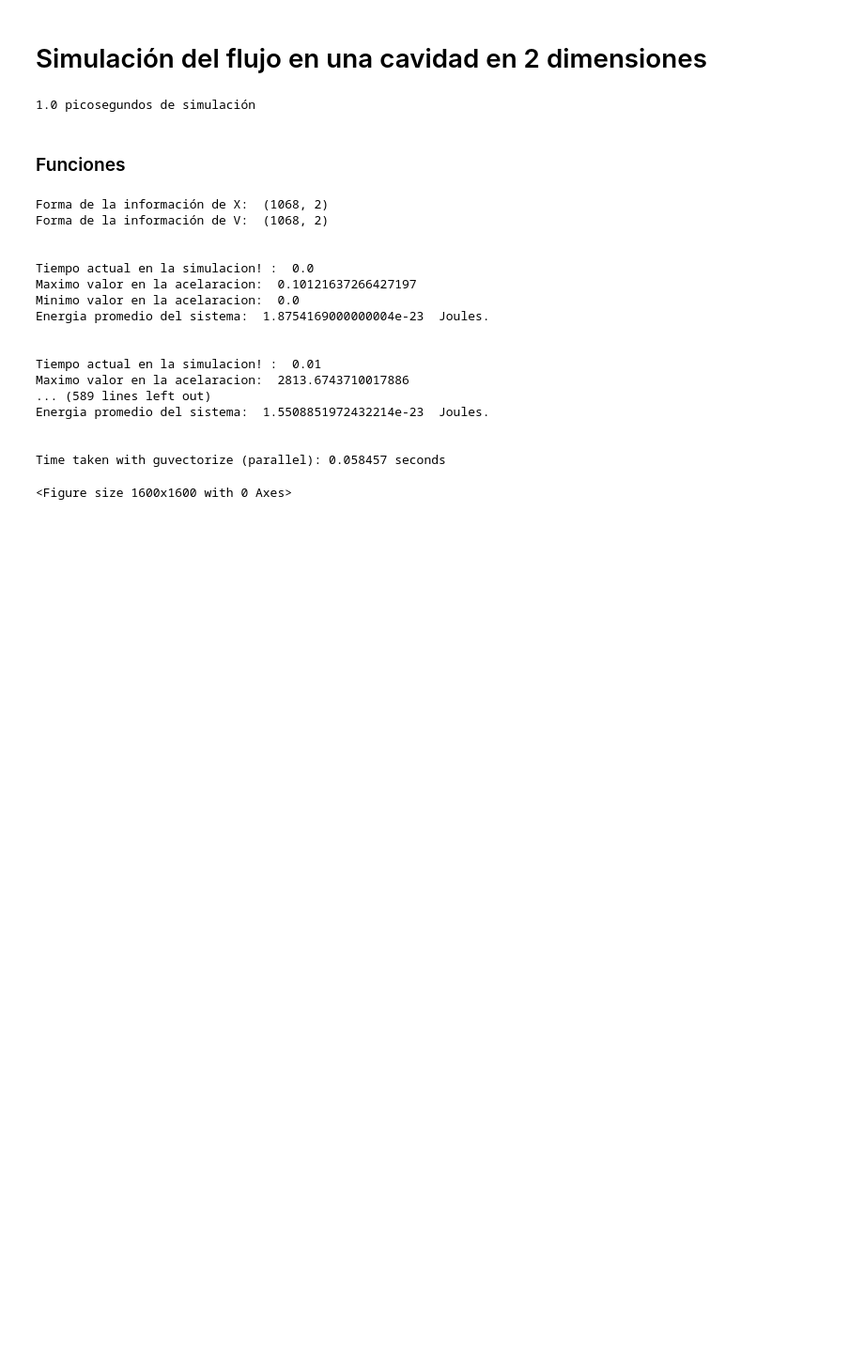
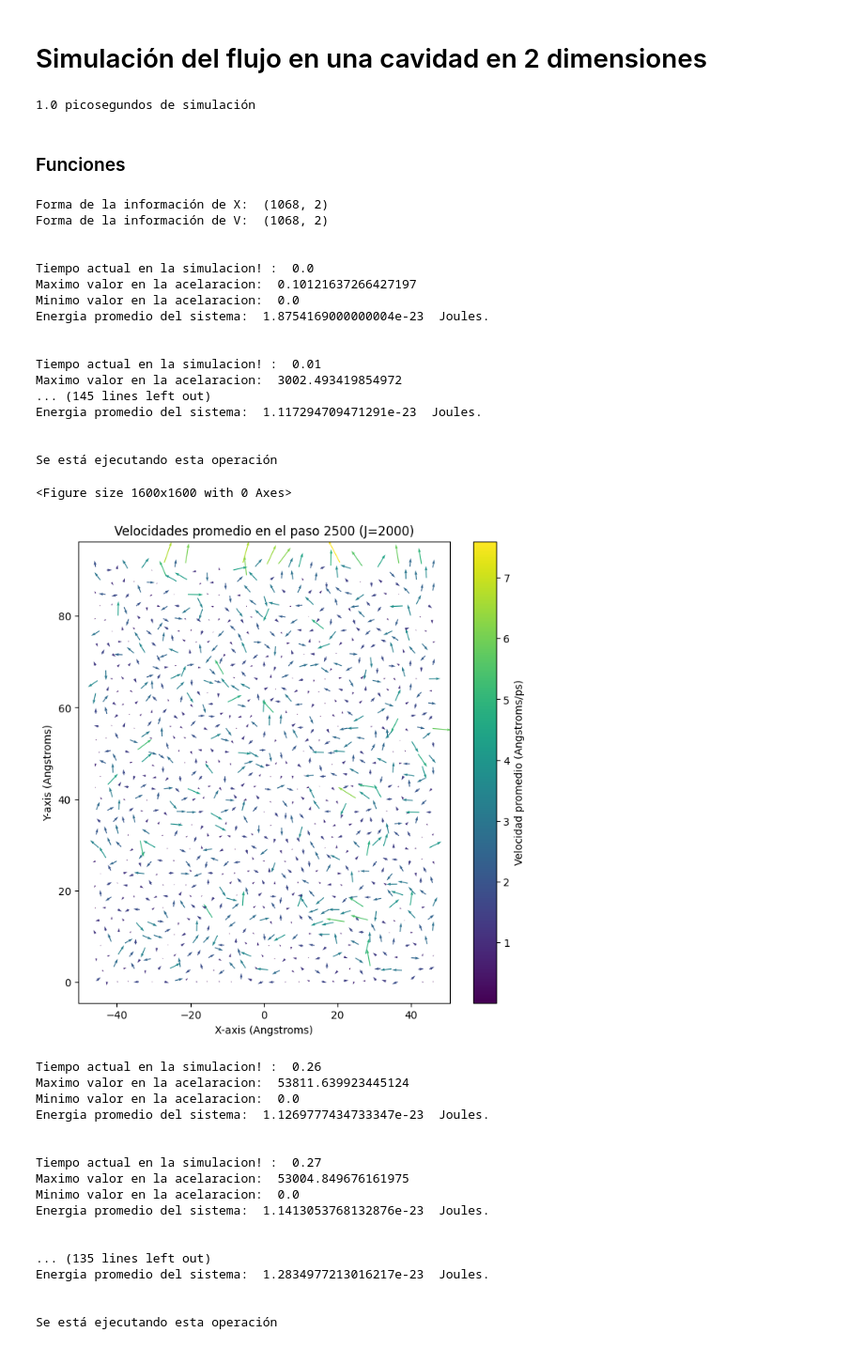
Before and after one commit to ivanmb20/Bachelor-s-Thesis, a Jupyter notebook: Cavity_flow_2d_1068_particles.ipynb, the cells around one changed output. Shown at 94% size. Saved outputs shown, nothing was run; the diff lists cells and outputs as text; code cells hidden in the pictures; blank space fills up the shorter version.

```diff
--- a/Cavity_flow_2d_1068_particles.ipynb
+++ b/Cavity_flow_2d_1068_particles.ipynb
@@ -373,7 +373,7 @@ if __name__ == '__main__':
                         print("\n")
 
                     #Extraer velocidades promedio con el J
-                    elif s in key_steps:
+                    if s in key_steps:
                         if s >= jota:
                             print("Se está ejecutando esta operación ")
                             pos_actual = pos_guardadas[s]
@@ -394,6 +394,7 @@ if __name__ == '__main__':
                                 av.write(np.float64(s * hstep).tobytes())
                                 av.write(pos_actual.tobytes())
                                 av.write(vel_promedioJ.tobytes())
+
                             # Orden de guardado -> time > position > velocity
                             #av.write(np.float64(s*hstep).tobytes())
                             #av.write(bodies_dataX.tobytes())
@@ -409,34 +410,52 @@ if __name__ == '__main__':
                     bodies_dataA = compute_net_forces_parallel(bodies_dataX)
                     bodies_dataV = bodies_dataV + 0.5*hstep*bodies_dataA
 
                     frames += 1
 
                 st.write(np.float64(totalSteps*hstep).tobytes())
                 sp.write(bodies_dataX.tobytes())
                 sv.write(bodies_dataV.tobytes())
                 pass
 
     # Time the parallel execution
     start_time = time.time()
     bodies_dataA = compute_net_forces_parallel(bodies_dataX)
     end_time = time.time()
     print(f"Time taken with guvectorize (parallel): {end_time - start_time:.6f} seconds")
 # %% [output]
 Forma de la información de X:  (1068, 2)
 Forma de la información de V:  (1068, 2)
 
 
 Tiempo actual en la simulacion! :  0.0
 Maximo valor en la acelaracion:  0.10121637266427197
 Minimo valor en la acelaracion:  0.0
 Energia promedio del sistema:  1.8754169000000004e-23  Joules.
 
 
 Tiempo actual en la simulacion! :  0.01
-Maximo valor en la acelaracion:  2813.6743710017886
-... (589 lines left out)
-Energia promedio del sistema:  1.5508851972432214e-23  Joules.
+Maximo valor en la acelaracion:  3002.493419854972
+... (145 lines left out)
+Energia promedio del sistema:  1.117294709471291e-23  Joules.
 
 
-Time taken with guvectorize (parallel): 0.058457 seconds
+Se está ejecutando esta operación
 <Figure size 1600x1600 with 0 Axes>
+[figure, added]
+Tiempo actual en la simulacion! :  0.26
+Maximo valor en la acelaracion:  53811.639923445124
+Minimo valor en la acelaracion:  0.0
+Energia promedio del sistema:  1.1269777434733347e-23  Joules.
+
+
+Tiempo actual en la simulacion! :  0.27
+Maximo valor en la acelaracion:  53004.849676161975
+Minimo valor en la acelaracion:  0.0
+Energia promedio del sistema:  1.1413053768132876e-23  Joules.
+
+
+... (135 lines left out)
+Energia promedio del sistema:  1.2834977213016217e-23  Joules.
+
+
+Se está ejecutando esta operación
```
Also changed, not shown: parts of 1 cell of this notebook, 2 other files.
